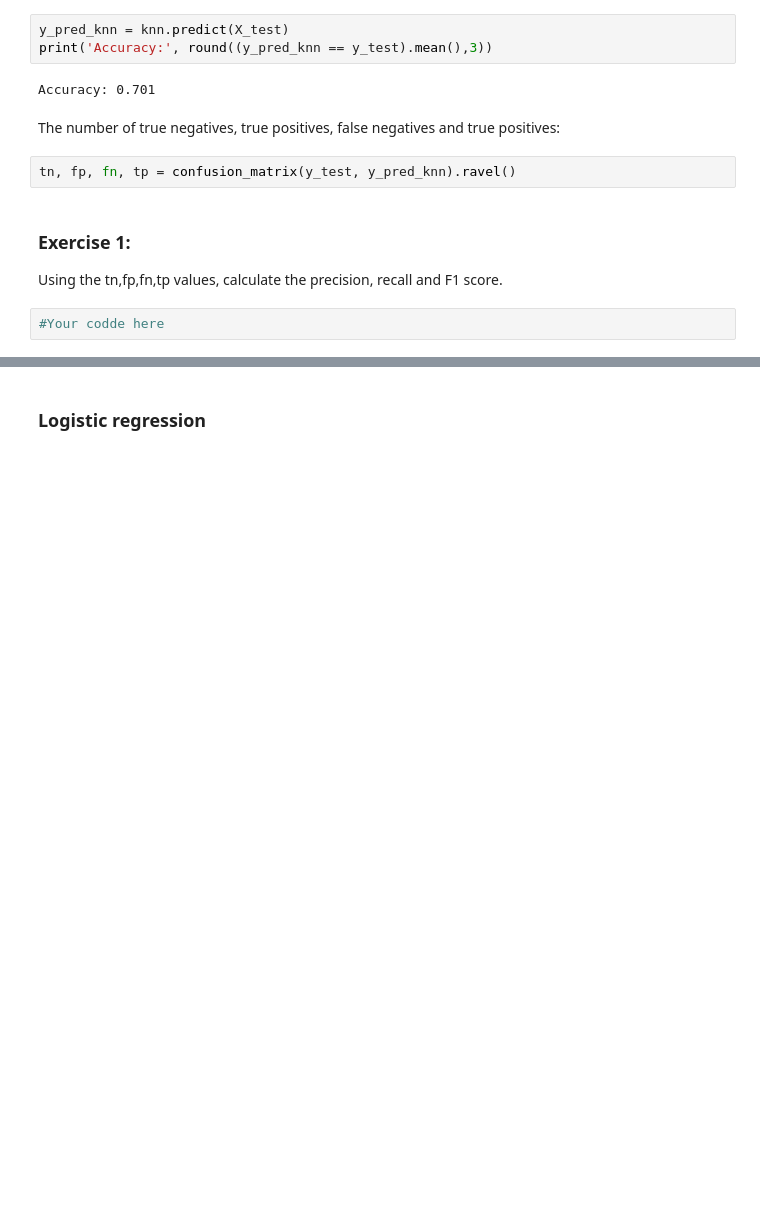
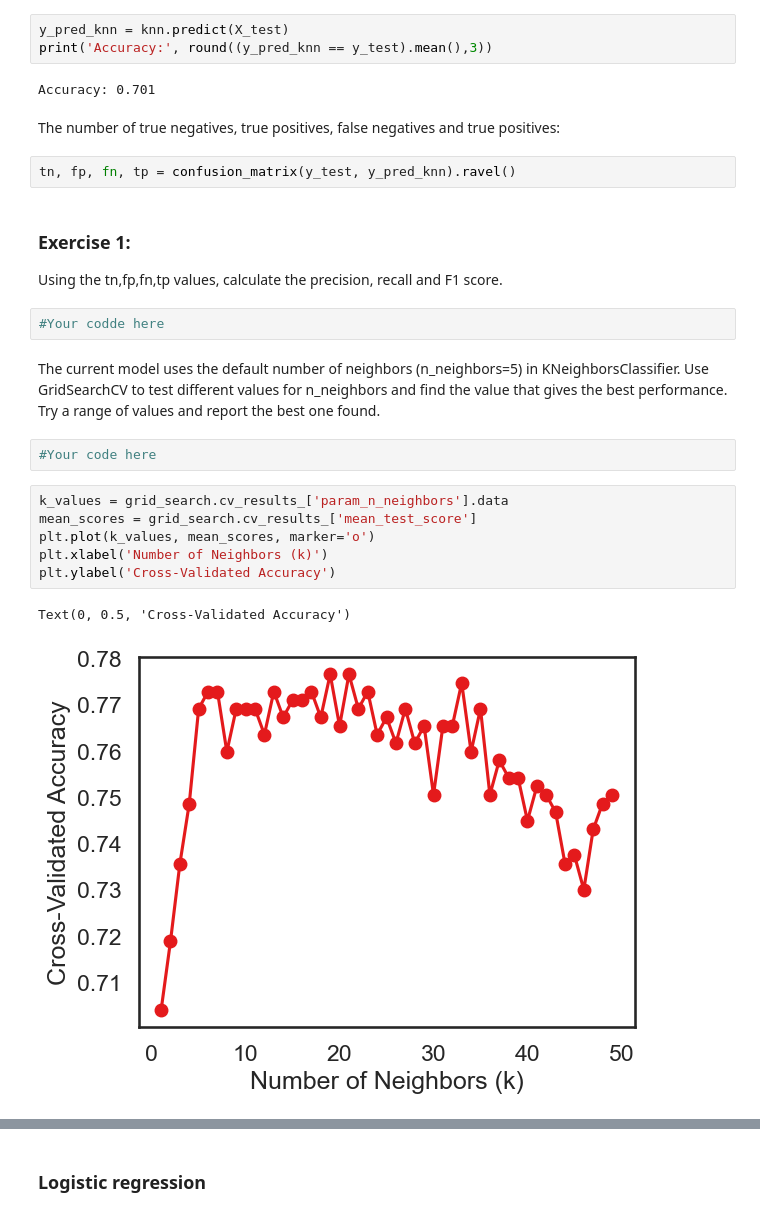
Before and after one commit to yoavram/PyDataSciBio, a Jupyter notebook: sessions/Classification_models_5.ipynb, the cells around one changed output, grey strips where cells are left out. Cells and saved outputs as stored; diff of their text form; blank space fills up the shorter version.

```diff
--- a/sessions/Classification_models_5.ipynb
+++ b/sessions/Classification_models_5.ipynb
@@ -104,3 +123,17 @@ tn, fp, fn, tp = confusion_matrix(y_test, y_pred_knn).ravel()
 Using the tn,fp,fn,tp values, calculate the precision, recall and F1 score.
 # %%
 #Your codde here
+# %% [markdown]
+The current model uses the default number of neighbors (n_neighbors=5) in KNeighborsClassifier. Use GridSearchCV to test different values for n_neighbors and find the value that gives the best performance.
+Try a range of values and report the best one found.
+# %%
+#Your code here
+# %%
+k_values = grid_search.cv_results_['param_n_neighbors'].data
+mean_scores = grid_search.cv_results_['mean_test_score']
+plt.plot(k_values, mean_scores, marker='o')
+plt.xlabel('Number of Neighbors (k)')
+plt.ylabel('Cross-Validated Accuracy')
+# %% [output]
+Text(0, 0.5, 'Cross-Validated Accuracy')
+[figure, added]
```
Also changed, not shown: parts of 5 cells of this notebook, 1 other file.
